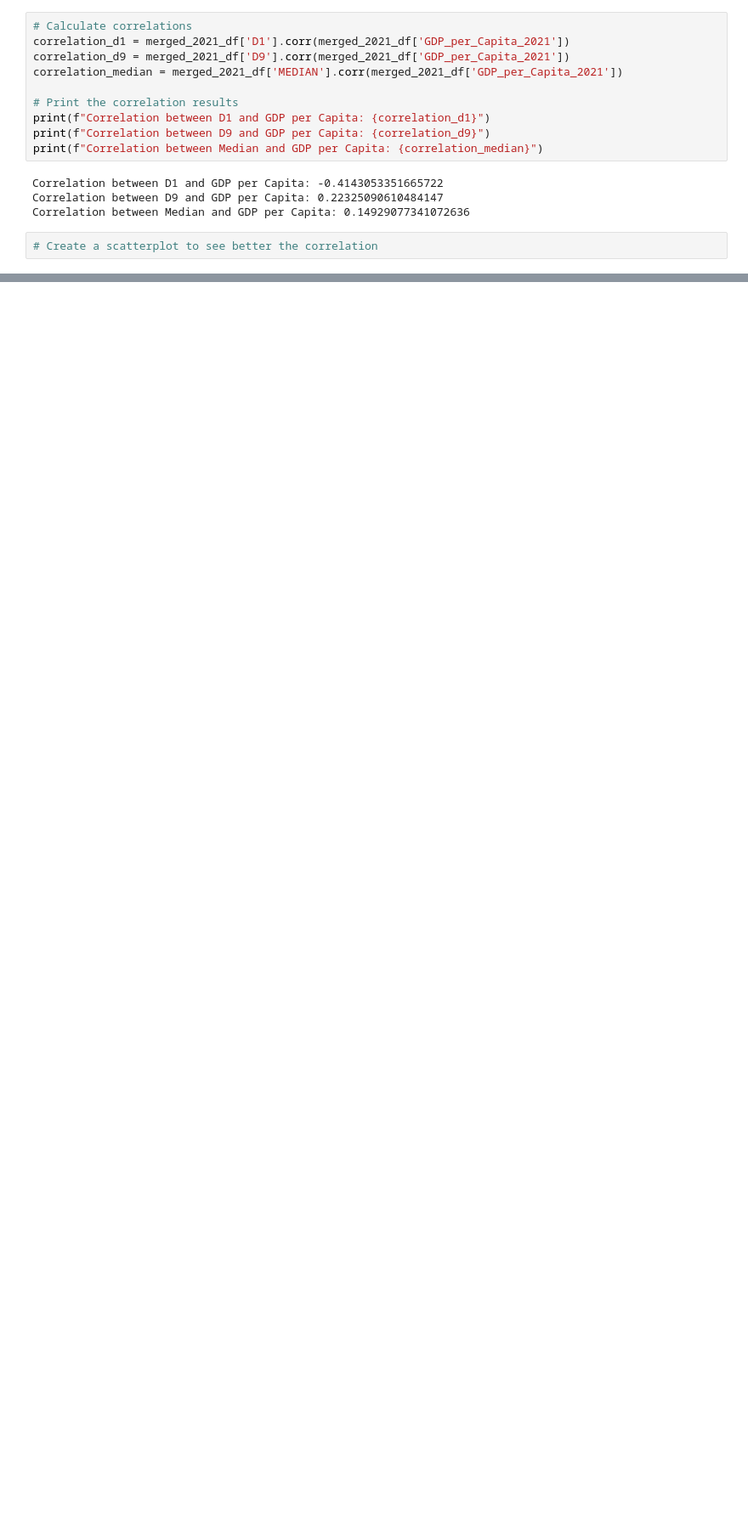
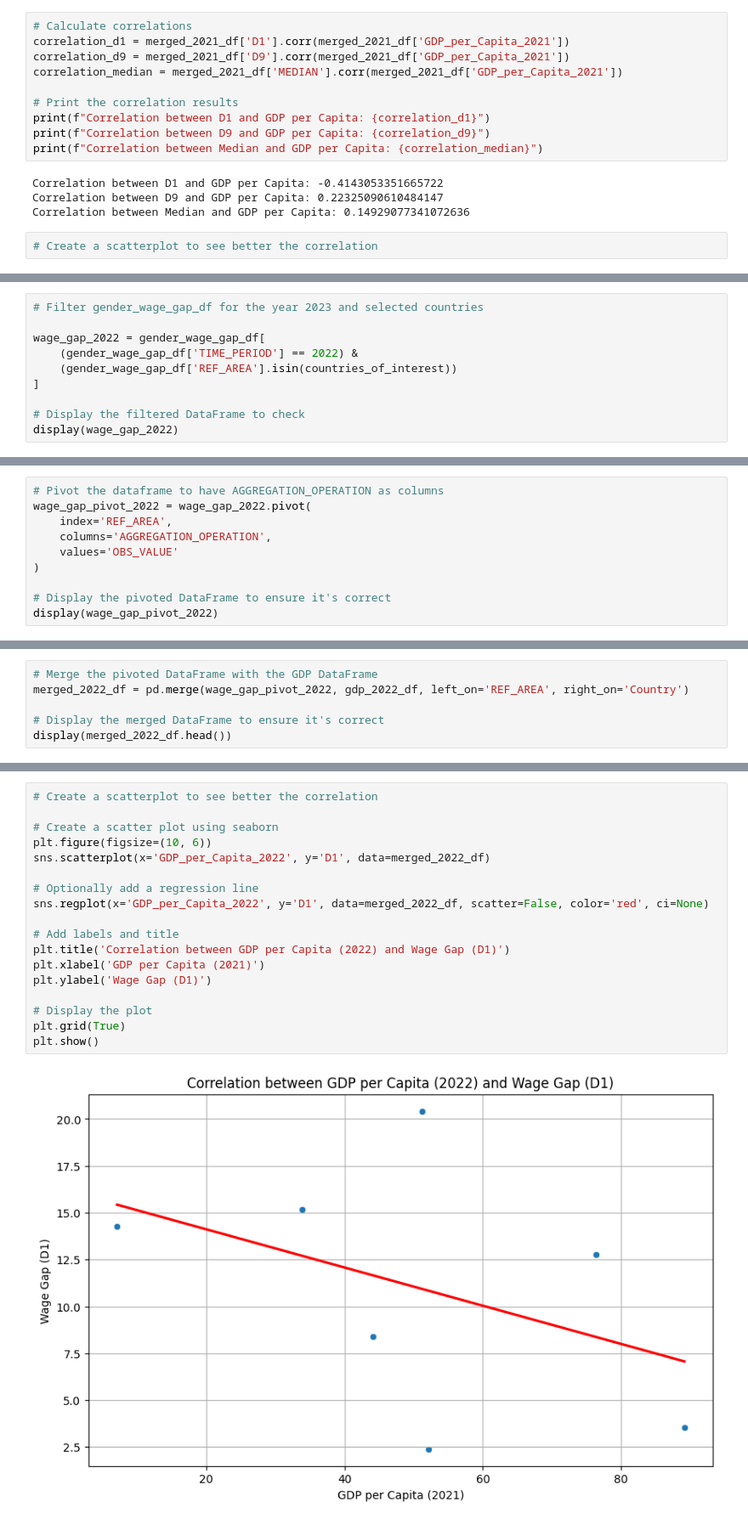
Before and after one commit to PaolaGaray/FirstProject, a Jupyter notebook: notebooks/load_and_clean_data_paola.ipynb, the cells around one changed output, grey strips where cells are left out. Shown at 85% size. Drawn from its saved outputs; the diff is of its cells as text; blank space fills up the shorter version.

```diff
--- a/notebooks/load_and_clean_data_paola.ipynb
+++ b/notebooks/load_and_clean_data_paola.ipynb
@@ -343,0 +352,10 @@ plt.show()
+# %%
+# Filter gender_wage_gap_df for the year 2023 and selected countries
+
+wage_gap_2022 = gender_wage_gap_df[
+    (gender_wage_gap_df['TIME_PERIOD'] == 2022) &
+    (gender_wage_gap_df['REF_AREA'].isin(countries_of_interest))
+]
+
+# Display the filtered DataFrame to check
+display(wage_gap_2022)
@@ -343,0 +380,10 @@ plt.show()
+# %%
+# Pivot the dataframe to have AGGREGATION_OPERATION as columns
+wage_gap_pivot_2022 = wage_gap_2022.pivot(
+    index='REF_AREA',
+    columns='AGGREGATION_OPERATION',
+    values='OBS_VALUE'
+)
+
+# Display the pivoted DataFrame to ensure it's correct
+display(wage_gap_pivot_2022)
@@ -343,0 +402,6 @@ plt.show()
+# %%
+# Merge the pivoted DataFrame with the GDP DataFrame
+merged_2022_df = pd.merge(wage_gap_pivot_2022, gdp_2022_df, left_on='REF_AREA', right_on='Country')
+
+# Display the merged DataFrame to ensure it's correct
+display(merged_2022_df.head())
@@ -343,0 +415,20 @@ plt.show()
+# %%
+# Create a scatterplot to see better the correlation
+
+# Create a scatter plot using seaborn
+plt.figure(figsize=(10, 6))
+sns.scatterplot(x='GDP_per_Capita_2022', y='D1', data=merged_2022_df)
+
+# Optionally add a regression line
+sns.regplot(x='GDP_per_Capita_2022', y='D1', data=merged_2022_df, scatter=False, color='red', ci=None)
+
+# Add labels and title
+plt.title('Correlation between GDP per Capita (2022) and Wage Gap (D1)')
+plt.xlabel('GDP per Capita (2021)')
+plt.ylabel('Wage Gap (D1)')
+
+# Display the plot
+plt.grid(True)
+plt.show()
+# %% [output]
+[figure, added]
```
Also changed, not shown: parts of 5 cells of this notebook, 1 other file.
